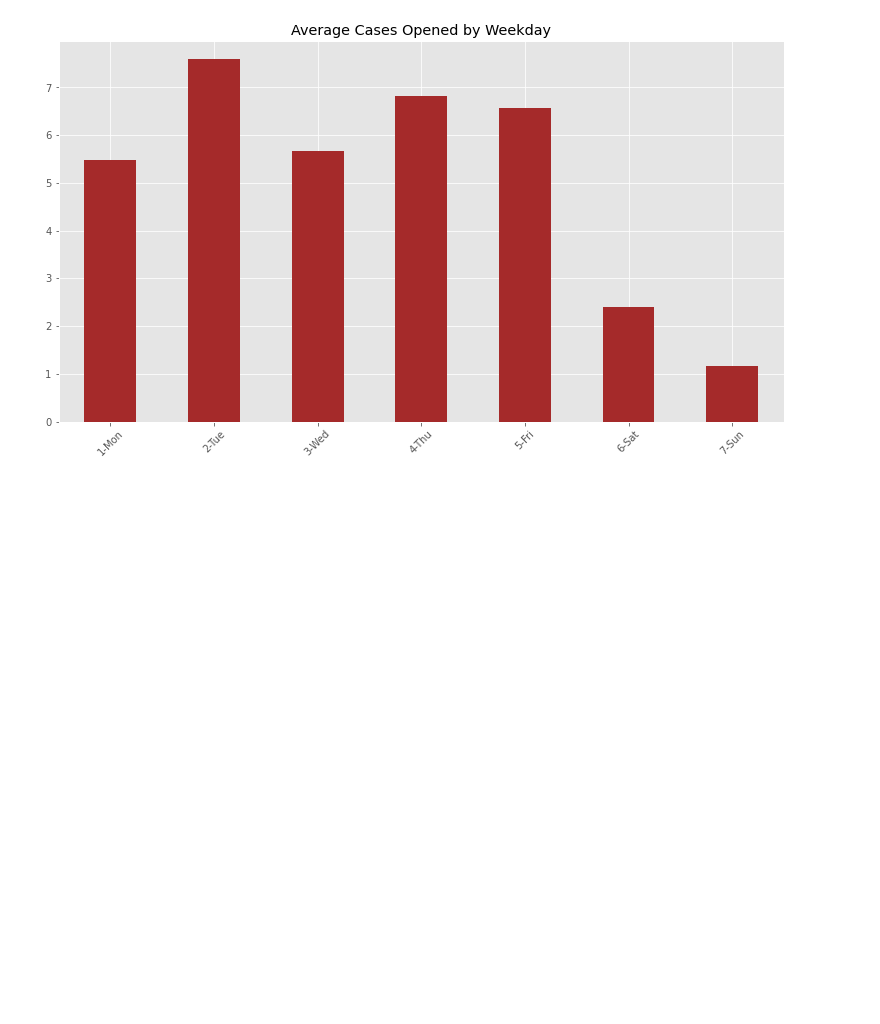
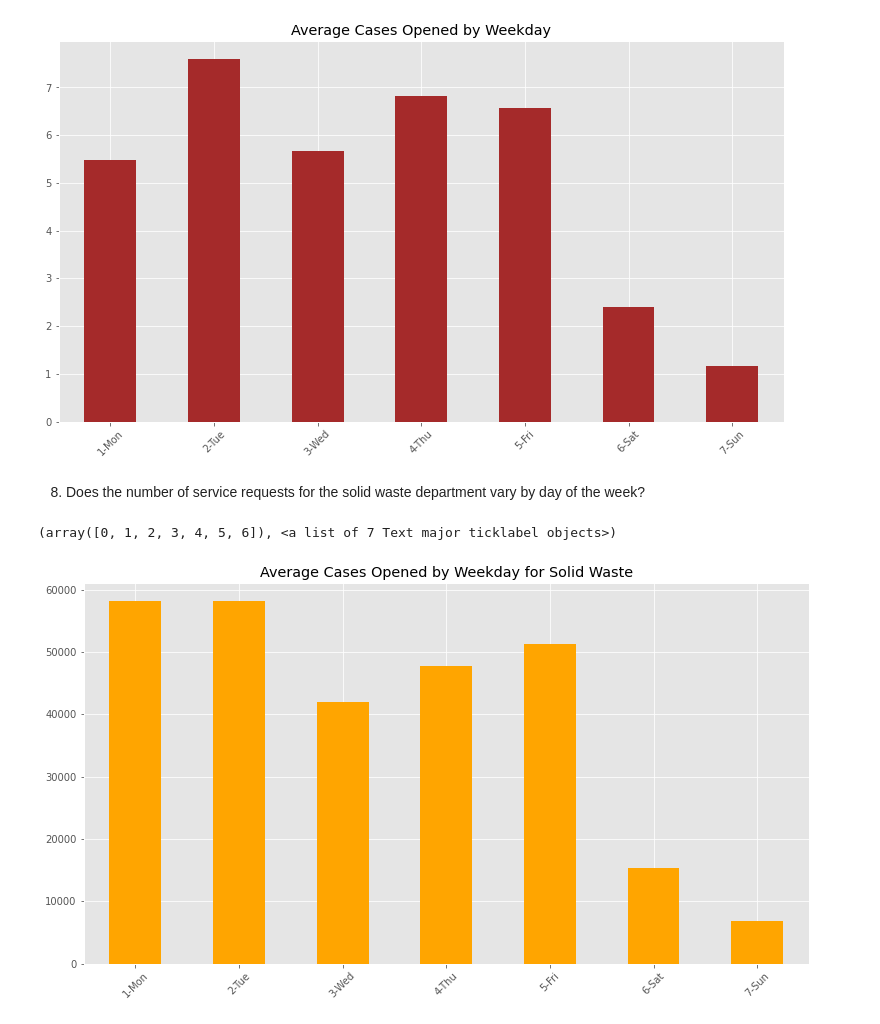
Before and after one commit to noahmelngailis/distributed-ml, a Jupyter notebook: explore.ipynb, the cells around one changed output. Cells and saved outputs as stored; diff of their text form; code cells hidden in the pictures; blank space fills up the shorter version.

```diff
--- a/explore.ipynb
+++ b/explore.ipynb
@@ -199,3 +199,26 @@ plt.xticks(rotation=45)
 # %% [output]
 (array([0, 1, 2, 3, 4, 5, 6]), <a list of 7 Text major ticklabel objects>)
 [figure]
+# %% [markdown]
+8. Does the number of service requests for the solid waste department vary by day of the week?
+# %%
+(
+df.filter(col('department') == 'Solid Waste')
+    .withColumn('weekday', date_format('case_opened_date', 'u-E'))
+    .groupBy('weekday')
+    .agg(count('weekday').alias('cases'))
+    .dropna()
+    .sort('weekday')
+    .toPandas()
+    .set_index('weekday')['cases']
+    .plot.bar(color='orange')
+)
+
+plt.gca().set(
+    ylabel="", xlabel="", title=  "Average Cases Opened by Weekday for Solid Waste"
+)
+
+plt.xticks(rotation=45)
+# %% [output]
+(array([0, 1, 2, 3, 4, 5, 6]), <a list of 7 Text major ticklabel objects>)
+[figure, added]
```
